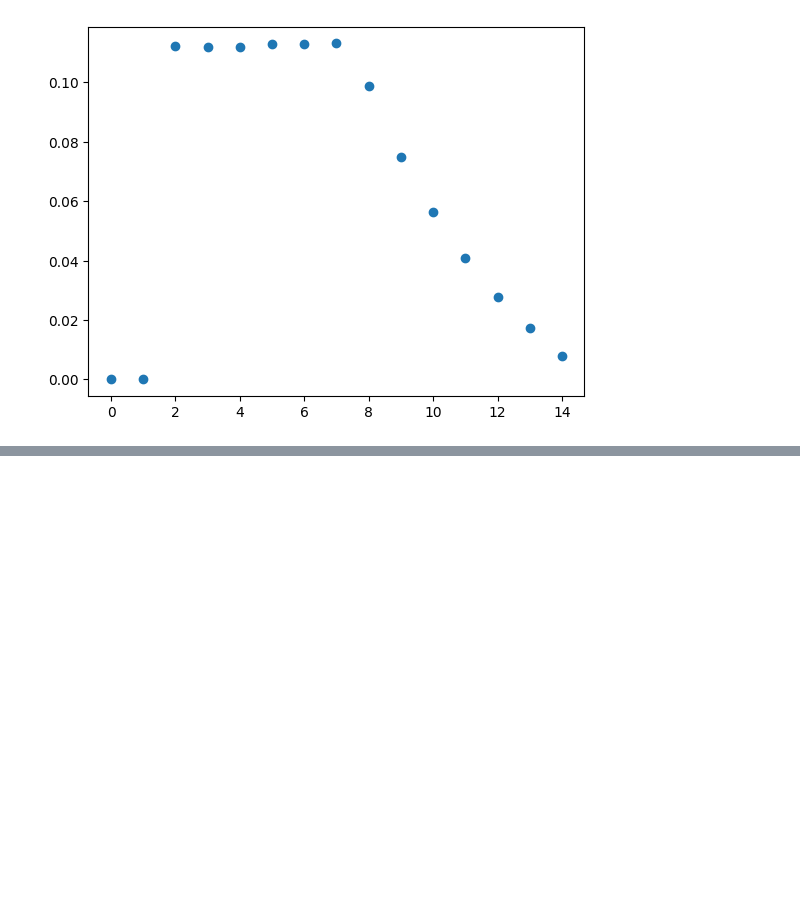
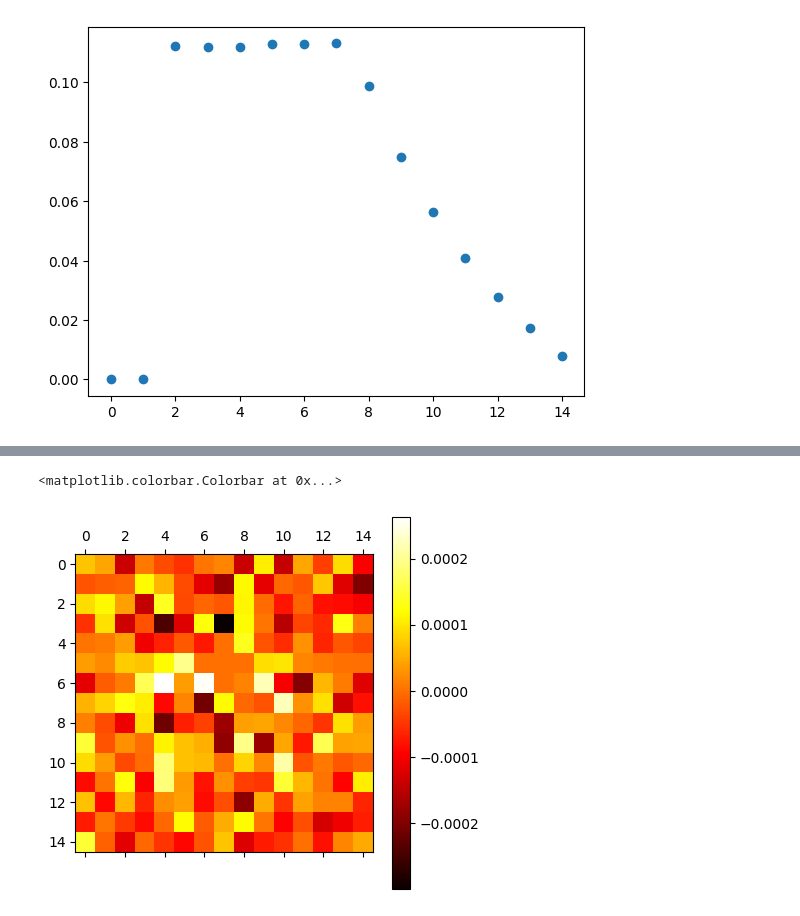
Before and after one commit to ricsi98/utvalasztas_verseny, a Jupyter notebook: smart_sampling.ipynb, the cells around one changed output, grey strips where cells are left out. Cells and saved outputs as stored; diff of their text form; code cells hidden in the pictures; blank space fills up the shorter version.

```diff
--- a/smart_sampling.ipynb
+++ b/smart_sampling.ipynb
@@ -199,0 +155,6 @@ Counter({6: 112678,
+# %%
+plt.matshow(empirical - empirical2, cmap='hot')
+plt.colorbar()
+# %% [output]
+<matplotlib.colorbar.Colorbar at 0x...>
+[figure, added]
```
Also changed, not shown: parts of 6 cells of this notebook.
